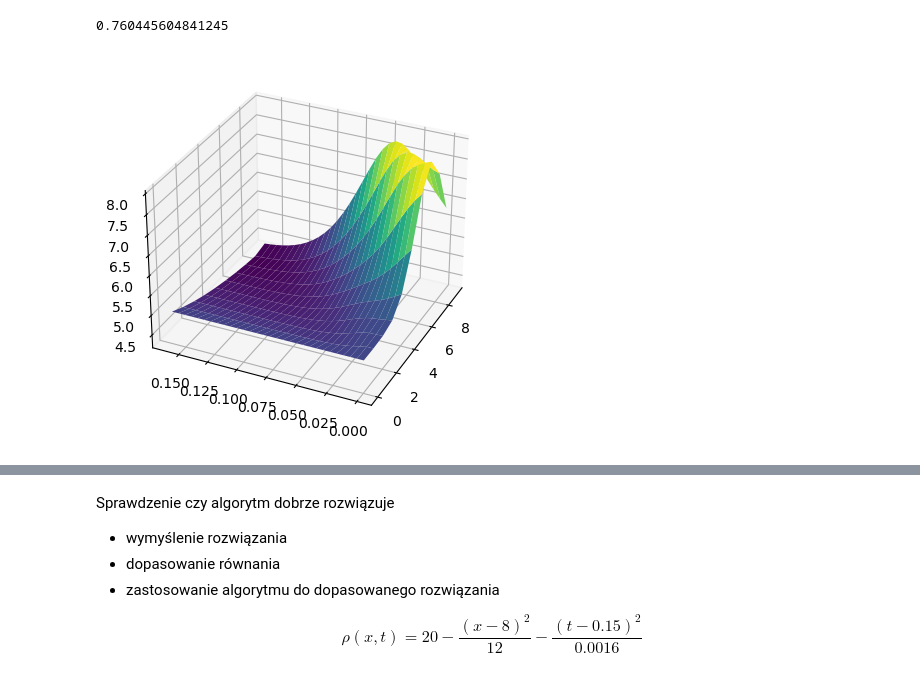
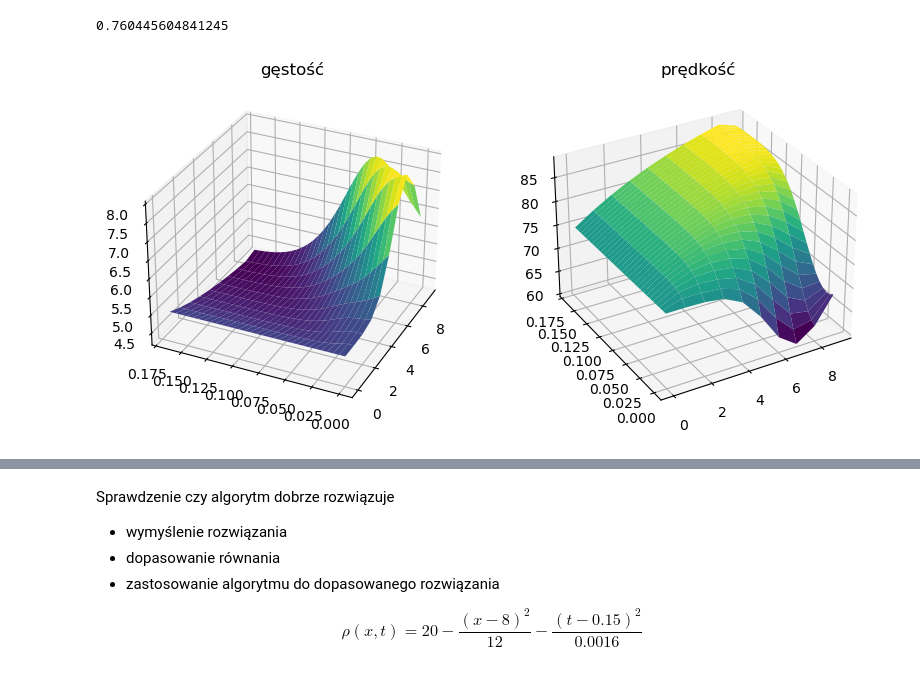
Before and after one commit to izalu24/Praca-licencjacka, a Jupyter notebook: rozwiazania.ipynb, the cells around one changed output, grey strips where cells are left out. Cells and saved outputs as stored; diff of their text form; code cells hidden in the pictures.

```diff
--- a/rozwiazania.ipynb
+++ b/rozwiazania.ipynb
@@ -42,9 +41,20 @@ max(abs(y))*k/h
 # %% [output]
 0.760445604841245
 # %%
-S, T = np.meshgrid(space[0:-1], time[0:-1])
-ax = plt.axes(projection='3d')
-ax.plot_surface(S, T, rho.transpose()[0:-1, 0:-1], cmap='viridis', edgecolor='none')
+S, T = np.meshgrid(space[0:-1], time)
+
+fig = plt.figure(figsize=plt.figaspect(0.5))
+
+ax = fig.add_subplot(1, 2, 1, projection='3d')
+ax.plot_surface(S, T, rho.transpose()[:, 0:-1], cmap='viridis', edgecolor='none')
 ax.view_init(elev=30, azim=-155)
+ax.set_title('gęstość')
+
+ax = fig.add_subplot(1, 2, 2, projection='3d')
+ax.plot_surface(S, T, v.transpose()[:, 0:-1], cmap='viridis', edgecolor='none')
+ax.view_init(elev=30, azim=-120)
+ax.set_title('prędkość')
+
+plt.show()
 # %% [output]
-[figure, old version]
+[figure, new version]
```
Also changed, not shown: parts of 3 cells of this notebook.
